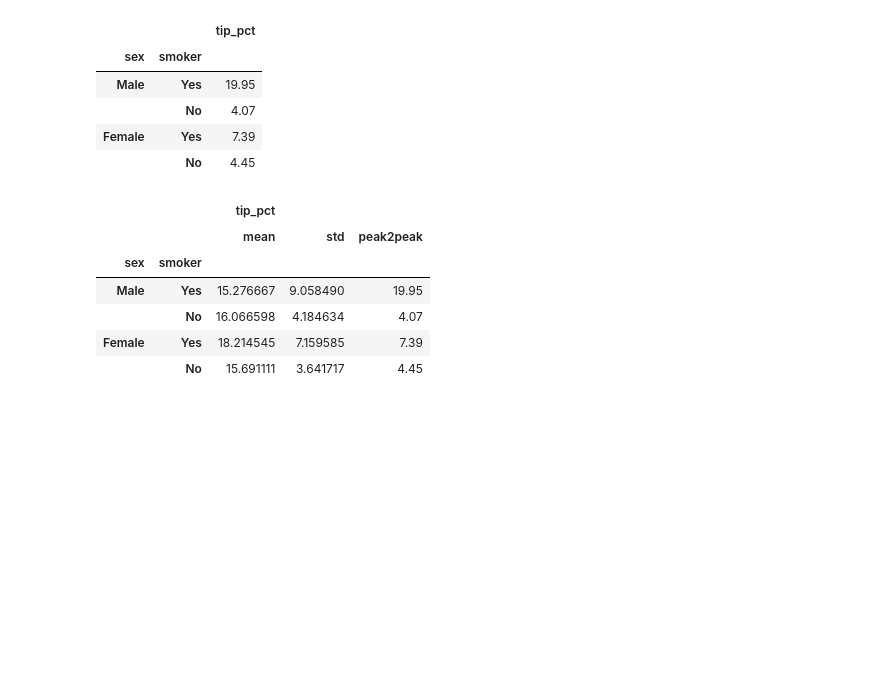
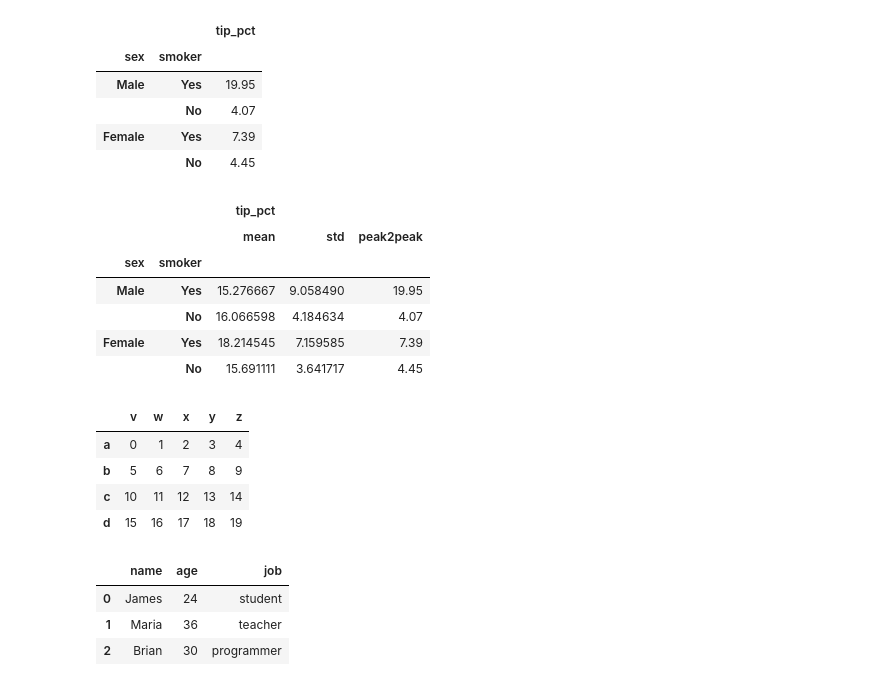
Before and after one commit to rubinkim/machine_learning_07_2022, a Jupyter notebook: 02_pandas/08_그룹분석.ipynb, the cells around one changed output. Drawn from its saved outputs; the diff is of its cells as text; code cells hidden in the pictures; blank space fills up the shorter version.

Commit message:
Creating a DataFrame from 2-d table or dictionary

```diff
--- a/02_pandas/08_그룹분석.ipynb
+++ b/02_pandas/08_그룹분석.ipynb
@@ -713,3 +713,25 @@ tips.groupby(by=['sex','smoker'])[['tip_pct']].agg(func=['mean','std', peak2peak
 |  | No | 16.066598 | 4.184634 | 4.07 |
 | Female | Yes | 18.214545 | 7.159585 | 7.39 |
 |  | No | 15.691111 | 3.641717 | 4.45 |
+# %%
+# 1. 2차원 표
+df = pd.DataFrame(data=np.arange(20).reshape(4,5), index=list('abcd'), columns=list('vwxyz'))
+df
+# %% [output]
+|  | v | w | x | y | z |
+| a | 0 | 1 | 2 | 3 | 4 |
+| b | 5 | 6 | 7 | 8 | 9 |
+| c | 10 | 11 | 12 | 13 | 14 |
+| d | 15 | 16 | 17 | 18 | 19 |
+# %%
+# 2. Dictionary list
+dl = [{'name':'James', 'age':24, 'job':'student'},
+      {'name':'Maria', 'age':36, 'job':'teacher'},
+      {'name':'Brian', 'age':30, 'job':'programmer'}]
+df = pd.DataFrame(data=dl)
+df
+# %% [output]
+|  | name | age | job |
+| 0 | James | 24 | student |
+| 1 | Maria | 36 | teacher |
+| 2 | Brian | 30 | programmer |
```
Also changed, not shown: 1 other file.
